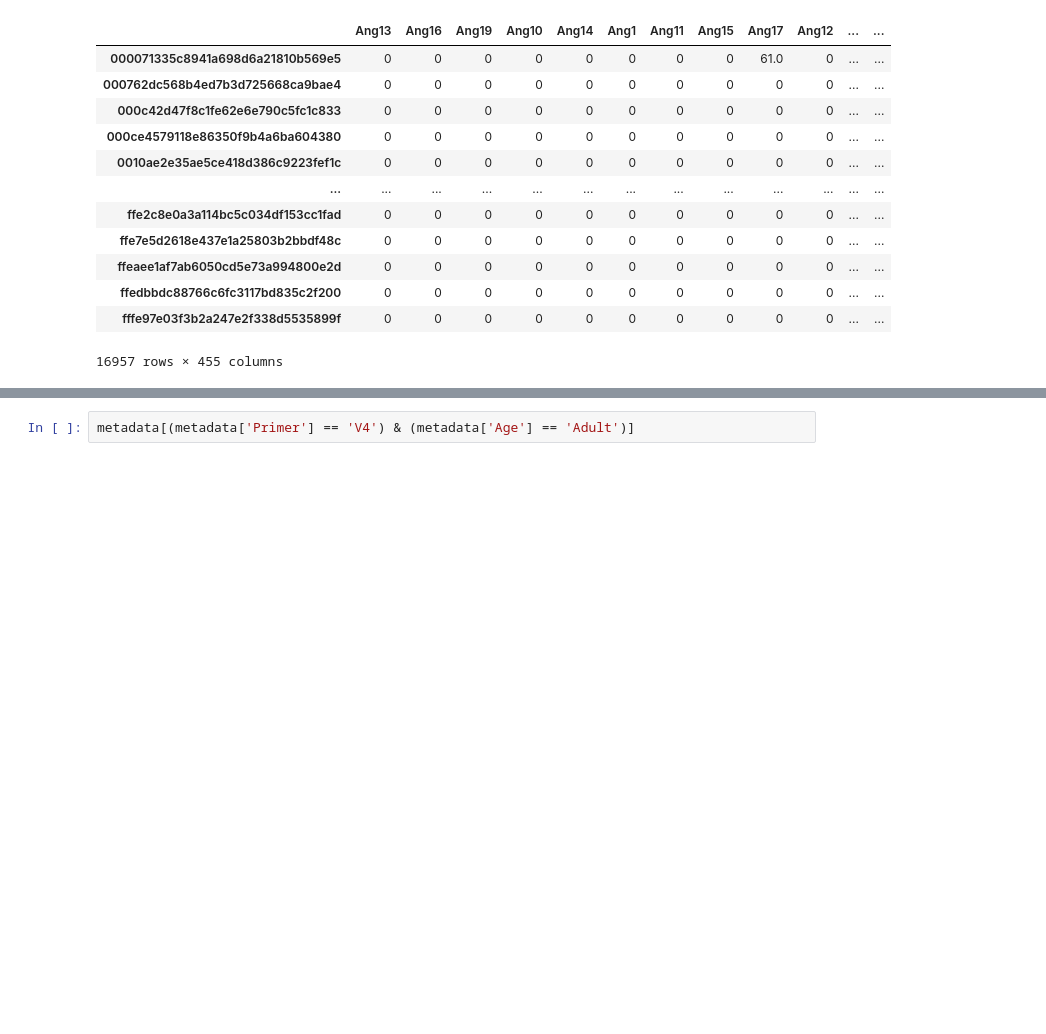
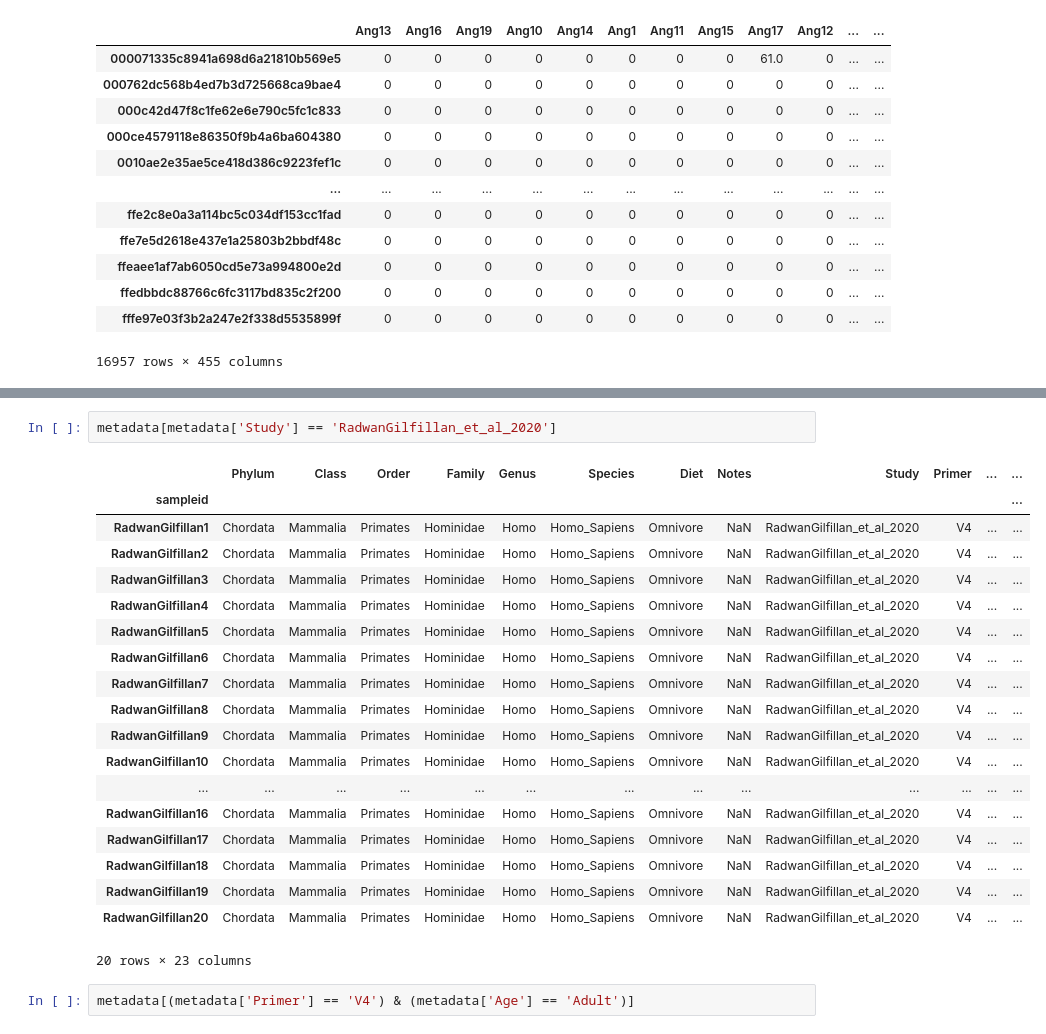
Before and after one commit to nzhang20/Causal-Discovery-on-Gut-Microbial-Data-for-Disease-Risk-Prediction, a Jupyter notebook: notebooks/birdman.ipynb, the cells around one changed output, grey strips where cells are left out. Cells and saved outputs as stored; diff of their text form; blank space fills up the shorter version.

```diff
--- a/notebooks/birdman.ipynb
+++ b/notebooks/birdman.ipynb
@@ -194,3 +240,25 @@ table.to_dataframe()
+# %%
+metadata[metadata['Study'] == 'RadwanGilfillan_et_al_2020']
+# %% [output]
+|  | Phylum | Class | Order | Family | Genus | Species | Diet | Notes | Study | Primer | ... | ... |
+| sampleid |  |  |  |  |  |  |  |  |  |  |  | ... |
+| RadwanGilfillan1 | Chordata | Mammalia | Primates | Hominidae | Homo | Homo_Sapiens | Omnivore | NaN | RadwanGilfillan_et_al_2020 | V4 | ... | ... |
+| RadwanGilfillan2 | Chordata | Mammalia | Primates | Hominidae | Homo | Homo_Sapiens | Omnivore | NaN | RadwanGilfillan_et_al_2020 | V4 | ... | ... |
+| RadwanGilfillan3 | Chordata | Mammalia | Primates | Hominidae | Homo | Homo_Sapiens | Omnivore | NaN | RadwanGilfillan_et_al_2020 | V4 | ... | ... |
+| RadwanGilfillan4 | Chordata | Mammalia | Primates | Hominidae | Homo | Homo_Sapiens | Omnivore | NaN | RadwanGilfillan_et_al_2020 | V4 | ... | ... |
+| RadwanGilfillan5 | Chordata | Mammalia | Primates | Hominidae | Homo | Homo_Sapiens | Omnivore | NaN | RadwanGilfillan_et_al_2020 | V4 | ... | ... |
+| RadwanGilfillan6 | Chordata | Mammalia | Primates | Hominidae | Homo | Homo_Sapiens | Omnivore | NaN | RadwanGilfillan_et_al_2020 | V4 | ... | ... |
+| RadwanGilfillan7 | Chordata | Mammalia | Primates | Hominidae | Homo | Homo_Sapiens | Omnivore | NaN | RadwanGilfillan_et_al_2020 | V4 | ... | ... |
+| RadwanGilfillan8 | Chordata | Mammalia | Primates | Hominidae | Homo | Homo_Sapiens | Omnivore | NaN | RadwanGilfillan_et_al_2020 | V4 | ... | ... |
+| RadwanGilfillan9 | Chordata | Mammalia | Primates | Hominidae | Homo | Homo_Sapiens | Omnivore | NaN | RadwanGilfillan_et_al_2020 | V4 | ... | ... |
+| RadwanGilfillan10 | Chordata | Mammalia | Primates | Hominidae | Homo | Homo_Sapiens | Omnivore | NaN | RadwanGilfillan_et_al_2020 | V4 | ... | ... |
+| ... | ... | ... | ... | ... | ... | ... | ... | ... | ... | ... | ... | ... |
+| RadwanGilfillan16 | Chordata | Mammalia | Primates | Hominidae | Homo | Homo_Sapiens | Omnivore | NaN | RadwanGilfillan_et_al_2020 | V4 | ... | ... |
+| RadwanGilfillan17 | Chordata | Mammalia | Primates | Hominidae | Homo | Homo_Sapiens | Omnivore | NaN | RadwanGilfillan_et_al_2020 | V4 | ... | ... |
+| RadwanGilfillan18 | Chordata | Mammalia | Primates | Hominidae | Homo | Homo_Sapiens | Omnivore | NaN | RadwanGilfillan_et_al_2020 | V4 | ... | ... |
+| RadwanGilfillan19 | Chordata | Mammalia | Primates | Hominidae | Homo | Homo_Sapiens | Omnivore | NaN | RadwanGilfillan_et_al_2020 | V4 | ... | ... |
+| RadwanGilfillan20 | Chordata | Mammalia | Primates | Hominidae | Homo | Homo_Sapiens | Omnivore | NaN | RadwanGilfillan_et_al_2020 | V4 | ... | ... |
+20 rows × 23 columns
 # %%
 metadata[(metadata['Primer'] == 'V4') & (metadata['Age'] == 'Adult')]
 # %% [output]
```
Also changed, not shown: parts of 6 cells of this notebook, 1 other file.
